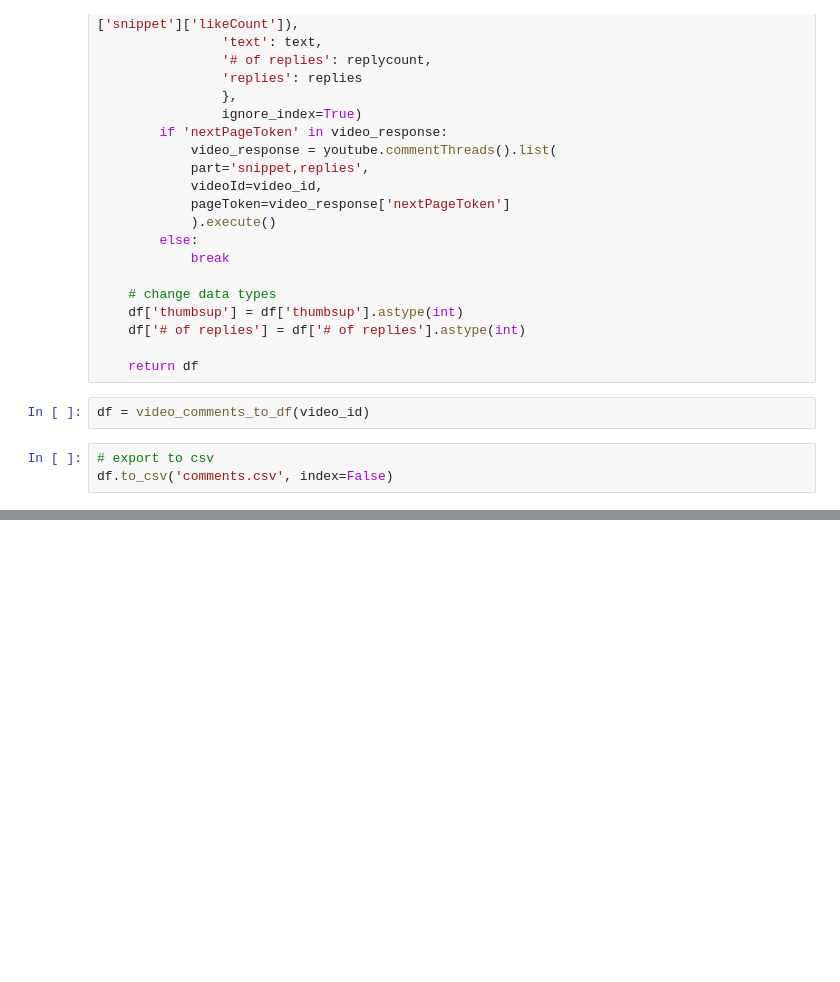
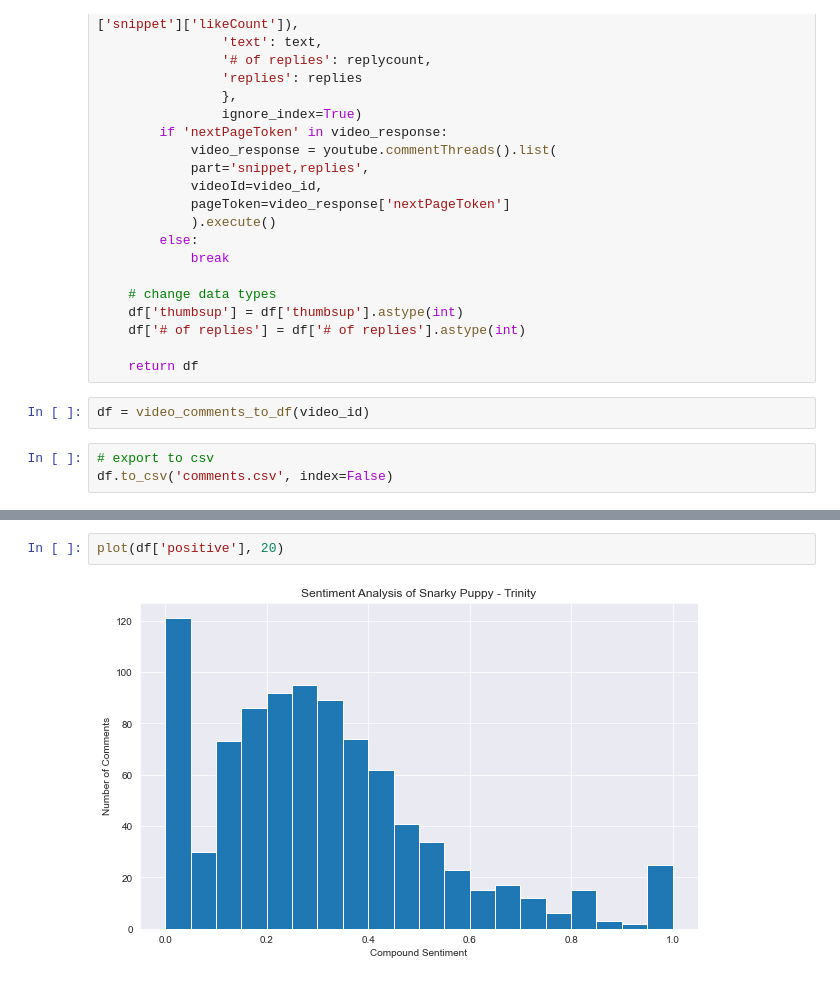
Before and after one commit to SNEHALDD/Group_project, a Jupyter notebook: yt/comment_grabber.ipynb, the cells around one changed output, grey strips where cells are left out. Drawn from its saved outputs; the diff is of its cells as text; blank space fills up the shorter version.

```diff
--- a/yt/comment_grabber.ipynb
+++ b/yt/comment_grabber.ipynb
@@ -129,0 +139,4 @@ df[df['compound'] < -0.5]
+# %%
+plot(df['positive'], 20)
+# %% [output]
+[figure, added]
```
Also changed, not shown: parts of 13 cells of this notebook.
